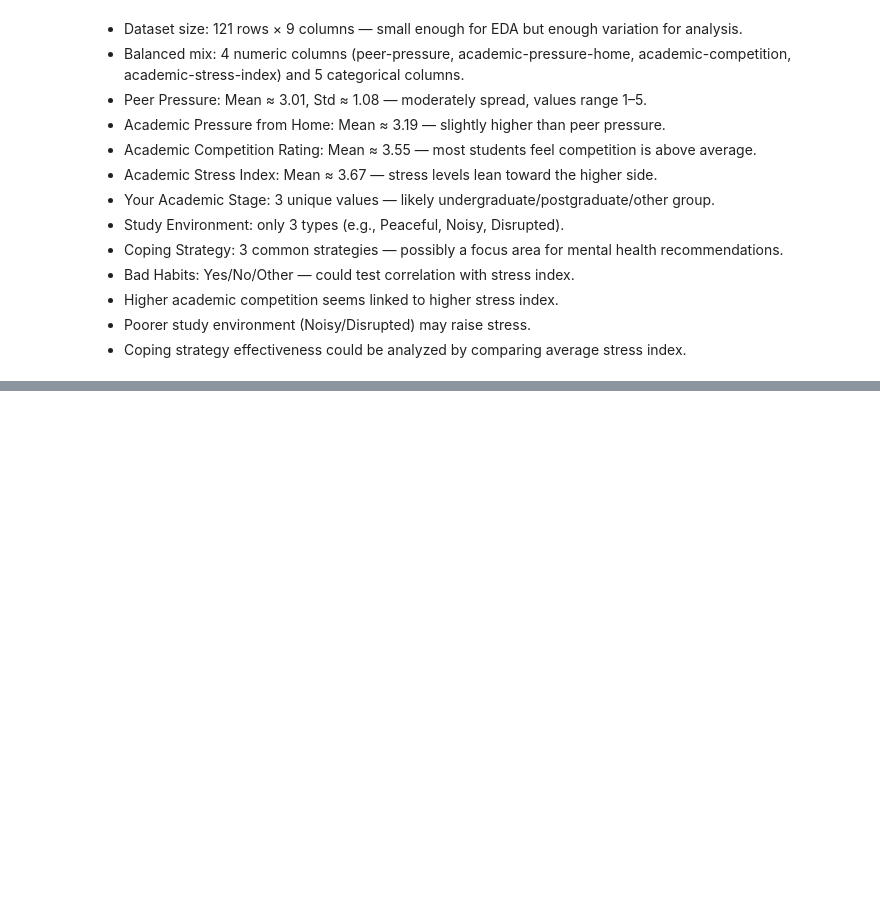
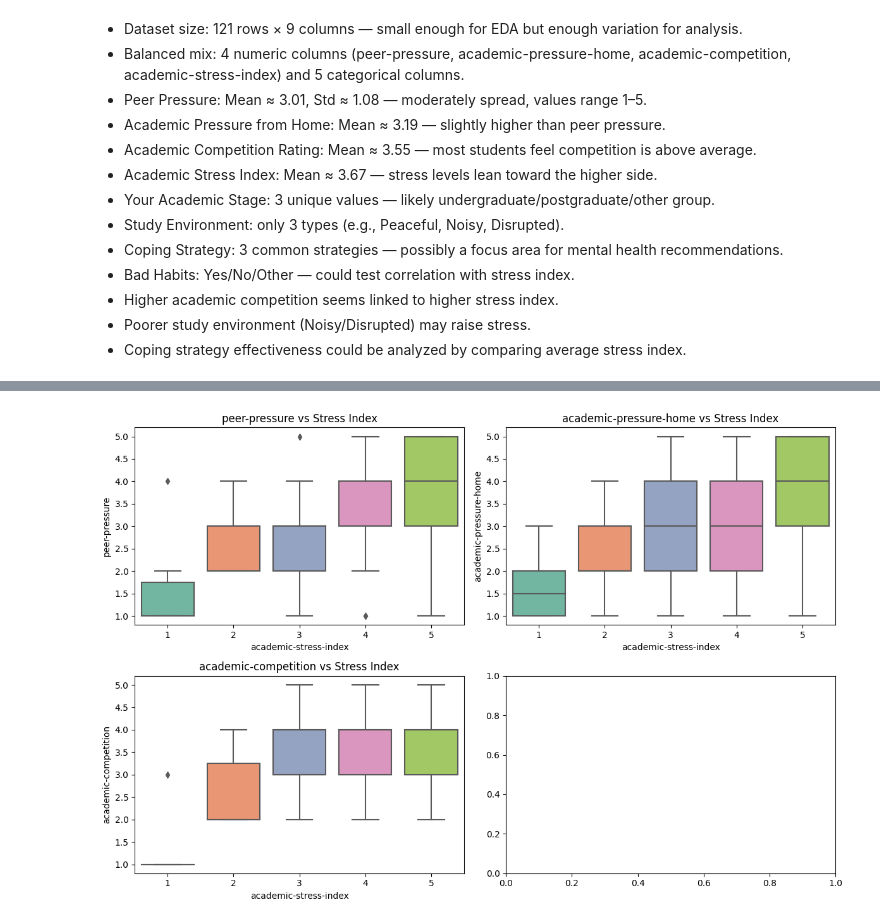
Before and after one commit to alabhastam/student-academic-stress, a Jupyter notebook: main.ipynb, the cells around one changed output, grey strips where cells are left out. Cells and saved outputs as stored; diff of their text form; code cells hidden in the pictures; blank space fills up the shorter version.

```diff
--- a/main.ipynb
+++ b/main.ipynb
@@ -91,0 +153,14 @@ Do you have any bad habits like smoking, drinking on a daily basis?: 3 unique va
+# %%
+# -----------------
+# 3. Boxplots (Numeric Features vs Target)
+# -----------------
+rows = (len(numeric_cols)-1 + 1) // 2  # exclude target itself from plotting
+fig, axes = plt.subplots(rows, 2, figsize=(12, 4*rows))
+axes = axes.flatten()
+for ax, col in zip(axes, numeric_cols[:-1]):
+    sns.boxplot(x='academic-stress-index', y=col, data=df, ax=ax, palette="Set2")
+    ax.set_title(f"{col} vs Stress Index")
+plt.tight_layout()
+plt.show()
+# %% [output]
+[figure, added]
```
Also changed, not shown: parts of 9 cells of this notebook.
